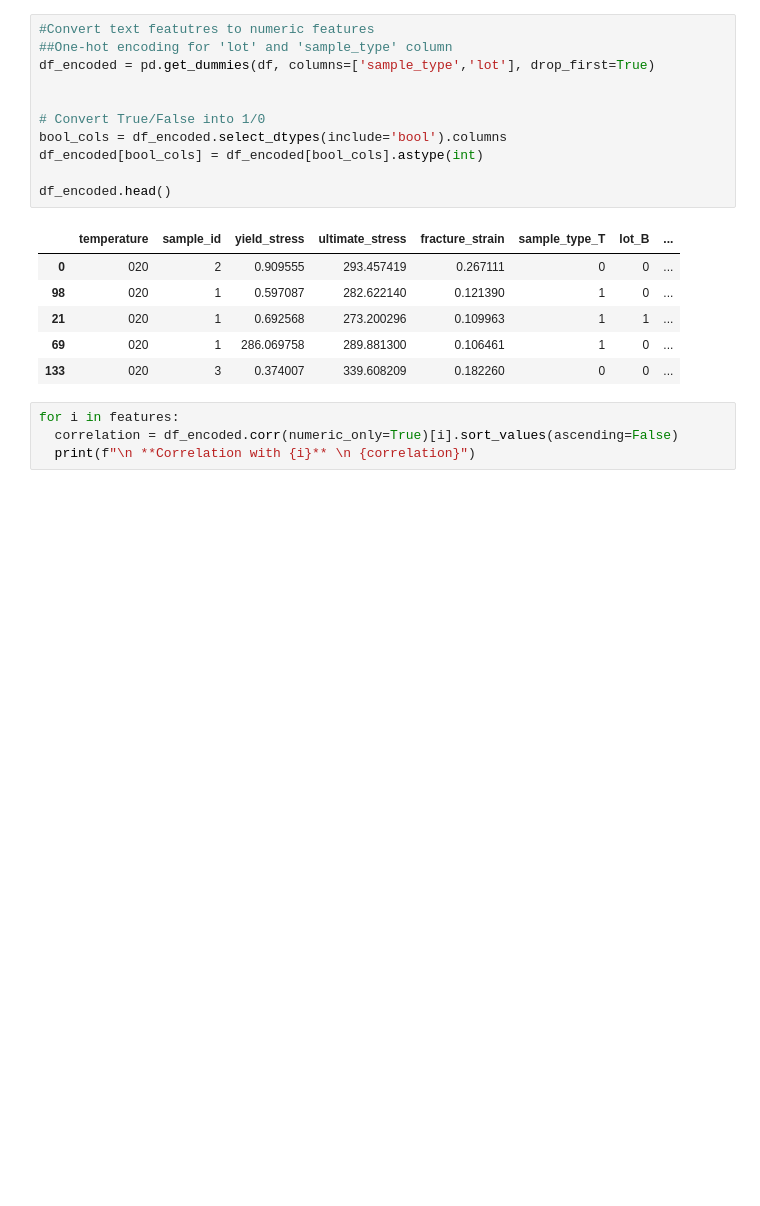
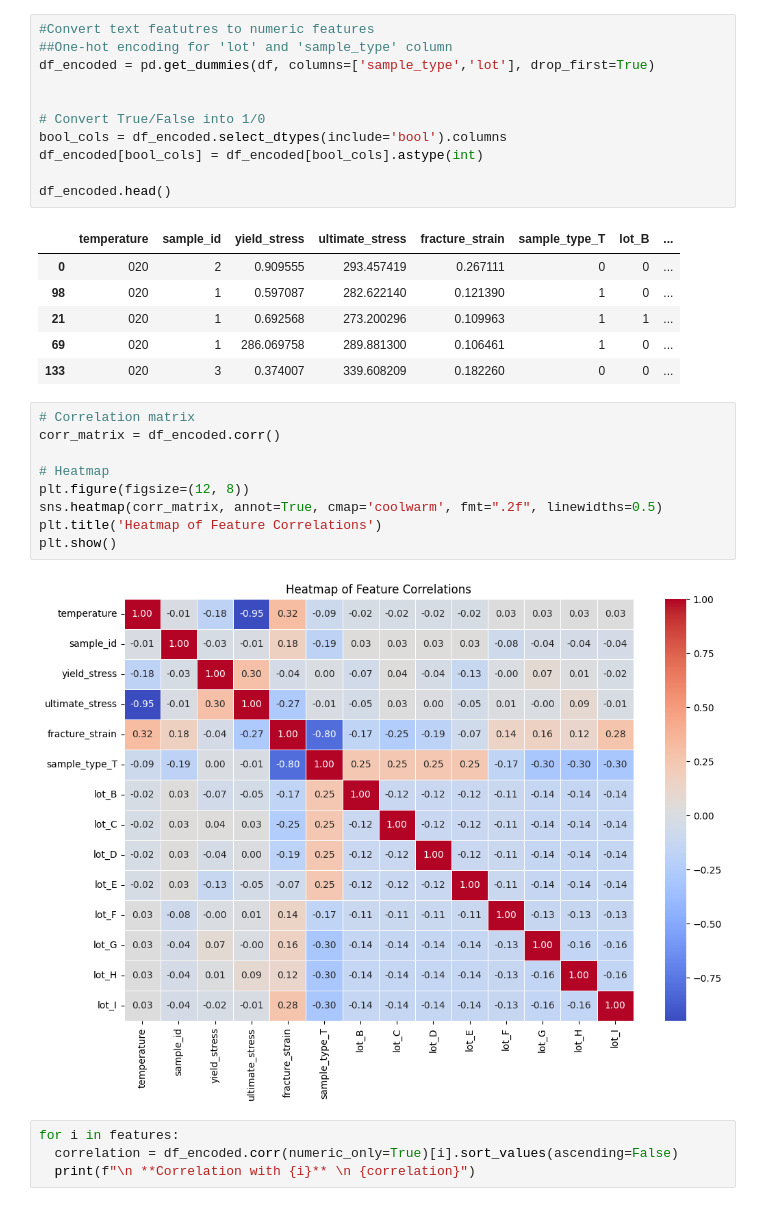
Before and after one commit to MajedeR/mechanical-stress-prediction, a Jupyter notebook: stress_prediction_6061.ipynb, the cells around one changed output. Saved outputs shown, nothing was run; the diff lists cells and outputs as text; blank space fills up the shorter version.

```diff
--- a/stress_prediction_6061.ipynb
+++ b/stress_prediction_6061.ipynb
@@ -223,6 +223,17 @@ df_encoded.head()
 | 21 | 020 | 1 | 0.692568 | 273.200296 | 0.109963 | 1 | 1 | ... |
 | 69 | 020 | 1 | 286.069758 | 289.881300 | 0.106461 | 1 | 0 | ... |
 | 133 | 020 | 3 | 0.374007 | 339.608209 | 0.182260 | 0 | 0 | ... |
+# %%
+# Correlation matrix
+corr_matrix = df_encoded.corr()
+
+# Heatmap
+plt.figure(figsize=(12, 8))
+sns.heatmap(corr_matrix, annot=True, cmap='coolwarm', fmt=".2f", linewidths=0.5)
+plt.title('Heatmap of Feature Correlations')
+plt.show()
+# %% [output]
+[figure, added]
 # %%
 for i in features:
   correlation = df_encoded.corr(numeric_only=True)[i].sort_values(ascending=False)
```
Also changed, not shown: parts of 14 cells of this notebook.
